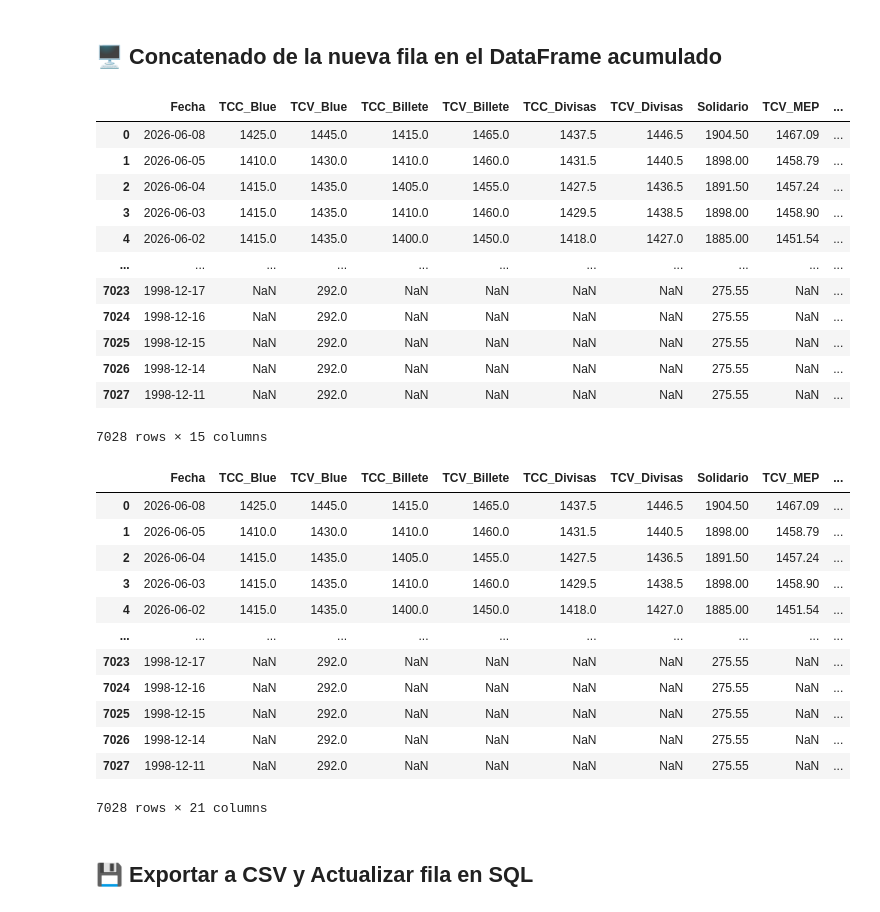
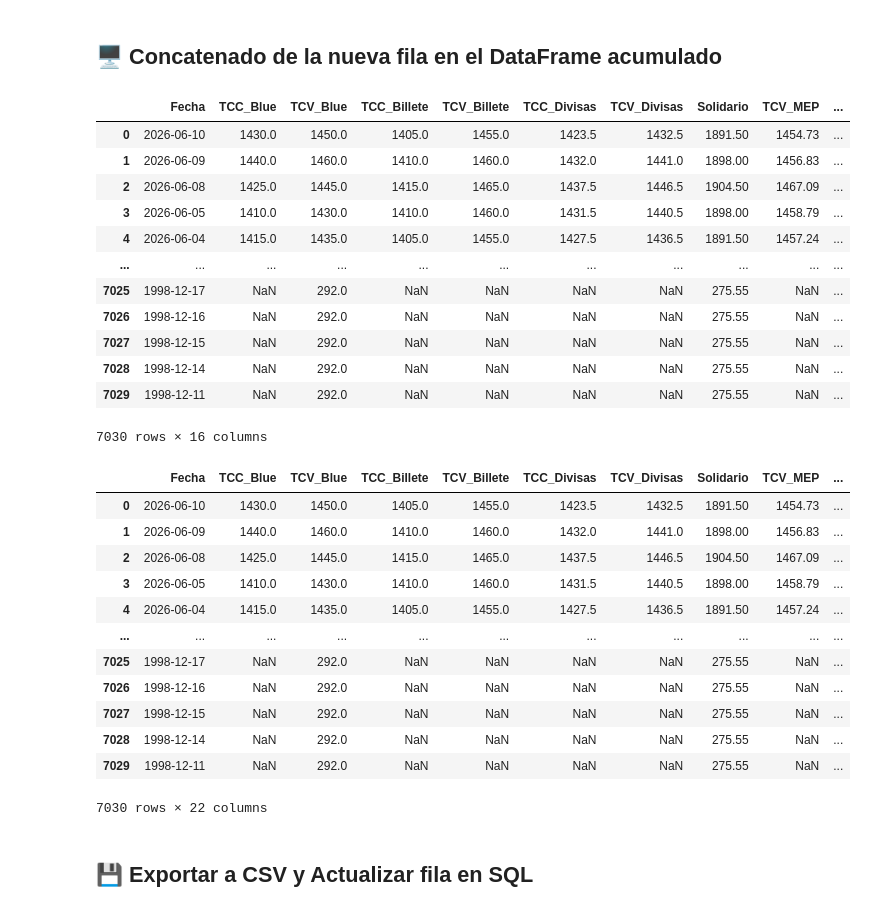
Before and after one commit to mauroemartinez/RPA-exchange-rate-scrapping-automatic-mailing, a Jupyter notebook: Argentinian_Macroeconomic_Automatic_Mailing.ipynb, the cells around one changed output. Cells and saved outputs as stored; diff of their text form; code cells hidden in the pictures.

```diff
--- a/Argentinian_Macroeconomic_Automatic_Mailing.ipynb
+++ b/Argentinian_Macroeconomic_Automatic_Mailing.ipynb
@@ -507,24 +508,23 @@ fila_nueva
 # %%
 # Concatenado de la fila nueva
 df = pd.concat([
     fila_nueva,
     df
 ]).reset_index(drop=True)
-df
 # %% [output]
 |  | Fecha | TCC_Blue | TCV_Blue | TCC_Billete | TCV_Billete | TCC_Divisas | TCV_Divisas | Solidario | TCV_MEP | ... |
-| 0 | 2026-06-08 | 1425.0 | 1445.0 | 1415.0 | 1465.0 | 1437.5 | 1446.5 | 1904.50 | 1467.09 | ... |
-| 1 | 2026-06-05 | 1410.0 | 1430.0 | 1410.0 | 1460.0 | 1431.5 | 1440.5 | 1898.00 | 1458.79 | ... |
-| 2 | 2026-06-04 | 1415.0 | 1435.0 | 1405.0 | 1455.0 | 1427.5 | 1436.5 | 1891.50 | 1457.24 | ... |
-| 3 | 2026-06-03 | 1415.0 | 1435.0 | 1410.0 | 1460.0 | 1429.5 | 1438.5 | 1898.00 | 1458.90 | ... |
-| 4 | 2026-06-02 | 1415.0 | 1435.0 | 1400.0 | 1450.0 | 1418.0 | 1427.0 | 1885.00 | 1451.54 | ... |
+| 0 | 2026-06-10 | 1430.0 | 1450.0 | 1405.0 | 1455.0 | 1423.5 | 1432.5 | 1891.50 | 1454.73 | ... |
+| 1 | 2026-06-09 | 1440.0 | 1460.0 | 1410.0 | 1460.0 | 1432.0 | 1441.0 | 1898.00 | 1456.83 | ... |
+| 2 | 2026-06-08 | 1425.0 | 1445.0 | 1415.0 | 1465.0 | 1437.5 | 1446.5 | 1904.50 | 1467.09 | ... |
+| 3 | 2026-06-05 | 1410.0 | 1430.0 | 1410.0 | 1460.0 | 1431.5 | 1440.5 | 1898.00 | 1458.79 | ... |
+| 4 | 2026-06-04 | 1415.0 | 1435.0 | 1405.0 | 1455.0 | 1427.5 | 1436.5 | 1891.50 | 1457.24 | ... |
 | ... | ... | ... | ... | ... | ... | ... | ... | ... | ... | ... |
-| 7023 | 1998-12-17 | NaN | 292.0 | NaN | NaN | NaN | NaN | 275.55 | NaN | ... |
-| 7024 | 1998-12-16 | NaN | 292.0 | NaN | NaN | NaN | NaN | 275.55 | NaN | ... |
-| 7025 | 1998-12-15 | NaN | 292.0 | NaN | NaN | NaN | NaN | 275.55 | NaN | ... |
-| 7026 | 1998-12-14 | NaN | 292.0 | NaN | NaN | NaN | NaN | 275.55 | NaN | ... |
-| 7027 | 1998-12-11 | NaN | 292.0 | NaN | NaN | NaN | NaN | 275.55 | NaN | ... |
+| 7025 | 1998-12-17 | NaN | 292.0 | NaN | NaN | NaN | NaN | 275.55 | NaN | ... |
+| 7026 | 1998-12-16 | NaN | 292.0 | NaN | NaN | NaN | NaN | 275.55 | NaN | ... |
+| 7027 | 1998-12-15 | NaN | 292.0 | NaN | NaN | NaN | NaN | 275.55 | NaN | ... |
+| 7028 | 1998-12-14 | NaN | 292.0 | NaN | NaN | NaN | NaN | 275.55 | NaN | ... |
+| 7029 | 1998-12-11 | NaN | 292.0 | NaN | NaN | NaN | NaN | 275.55 | NaN | ... |
-7028 rows × 15 columns
+7030 rows × 16 columns
 # %%
 # Bajo paridad de tasas de interés de Irving Fisher a 3 meses
 bcra_tea_numerador = 1 + (float(df["bcra_tea"].iloc[0])/100)
@@ -549,20 +549,20 @@ df["Variación Solidario"] = df["Solidario"].pct_change(periods=-1).fillna(0)
 df["Variación TCV Blue"] = df["TCV_Blue"].pct_change(periods=-1).fillna(0)
 df["Variación TCV Euro"] = df["TCV_Euro"].pct_change(periods=-1).fillna(0)
 
-df
+df.head
 # %% [output]
 |  | Fecha | TCC_Blue | TCV_Blue | TCC_Billete | TCV_Billete | TCC_Divisas | TCV_Divisas | Solidario | TCV_MEP | ... |
-| 0 | 2026-06-08 | 1425.0 | 1445.0 | 1415.0 | 1465.0 | 1437.5 | 1446.5 | 1904.50 | 1467.09 | ... |
-| 1 | 2026-06-05 | 1410.0 | 1430.0 | 1410.0 | 1460.0 | 1431.5 | 1440.5 | 1898.00 | 1458.79 | ... |
-| 2 | 2026-06-04 | 1415.0 | 1435.0 | 1405.0 | 1455.0 | 1427.5 | 1436.5 | 1891.50 | 1457.24 | ... |
-| 3 | 2026-06-03 | 1415.0 | 1435.0 | 1410.0 | 1460.0 | 1429.5 | 1438.5 | 1898.00 | 1458.90 | ... |
-| 4 | 2026-06-02 | 1415.0 | 1435.0 | 1400.0 | 1450.0 | 1418.0 | 1427.0 | 1885.00 | 1451.54 | ... |
+| 0 | 2026-06-10 | 1430.0 | 1450.0 | 1405.0 | 1455.0 | 1423.5 | 1432.5 | 1891.50 | 1454.73 | ... |
+| 1 | 2026-06-09 | 1440.0 | 1460.0 | 1410.0 | 1460.0 | 1432.0 | 1441.0 | 1898.00 | 1456.83 | ... |
+| 2 | 2026-06-08 | 1425.0 | 1445.0 | 1415.0 | 1465.0 | 1437.5 | 1446.5 | 1904.50 | 1467.09 | ... |
+| 3 | 2026-06-05 | 1410.0 | 1430.0 | 1410.0 | 1460.0 | 1431.5 | 1440.5 | 1898.00 | 1458.79 | ... |
+| 4 | 2026-06-04 | 1415.0 | 1435.0 | 1405.0 | 1455.0 | 1427.5 | 1436.5 | 1891.50 | 1457.24 | ... |
 | ... | ... | ... | ... | ... | ... | ... | ... | ... | ... | ... |
-| 7023 | 1998-12-17 | NaN | 292.0 | NaN | NaN | NaN | NaN | 275.55 | NaN | ... |
-| 7024 | 1998-12-16 | NaN | 292.0 | NaN | NaN | NaN | NaN | 275.55 | NaN | ... |
-| 7025 | 1998-12-15 | NaN | 292.0 | NaN | NaN | NaN | NaN | 275.55 | NaN | ... |
-| 7026 | 1998-12-14 | NaN | 292.0 | NaN | NaN | NaN | NaN | 275.55 | NaN | ... |
-| 7027 | 1998-12-11 | NaN | 292.0 | NaN | NaN | NaN | NaN | 275.55 | NaN | ... |
+| 7025 | 1998-12-17 | NaN | 292.0 | NaN | NaN | NaN | NaN | 275.55 | NaN | ... |
+| 7026 | 1998-12-16 | NaN | 292.0 | NaN | NaN | NaN | NaN | 275.55 | NaN | ... |
+| 7027 | 1998-12-15 | NaN | 292.0 | NaN | NaN | NaN | NaN | 275.55 | NaN | ... |
+| 7028 | 1998-12-14 | NaN | 292.0 | NaN | NaN | NaN | NaN | 275.55 | NaN | ... |
+| 7029 | 1998-12-11 | NaN | 292.0 | NaN | NaN | NaN | NaN | 275.55 | NaN | ... |
-7028 rows × 21 columns
+7030 rows × 22 columns
 # %% [markdown]
 ## 💾 Exportar a CSV y Actualizar fila en SQL
```
Also changed, not shown: parts of 20 cells of this notebook, 3 other files.
